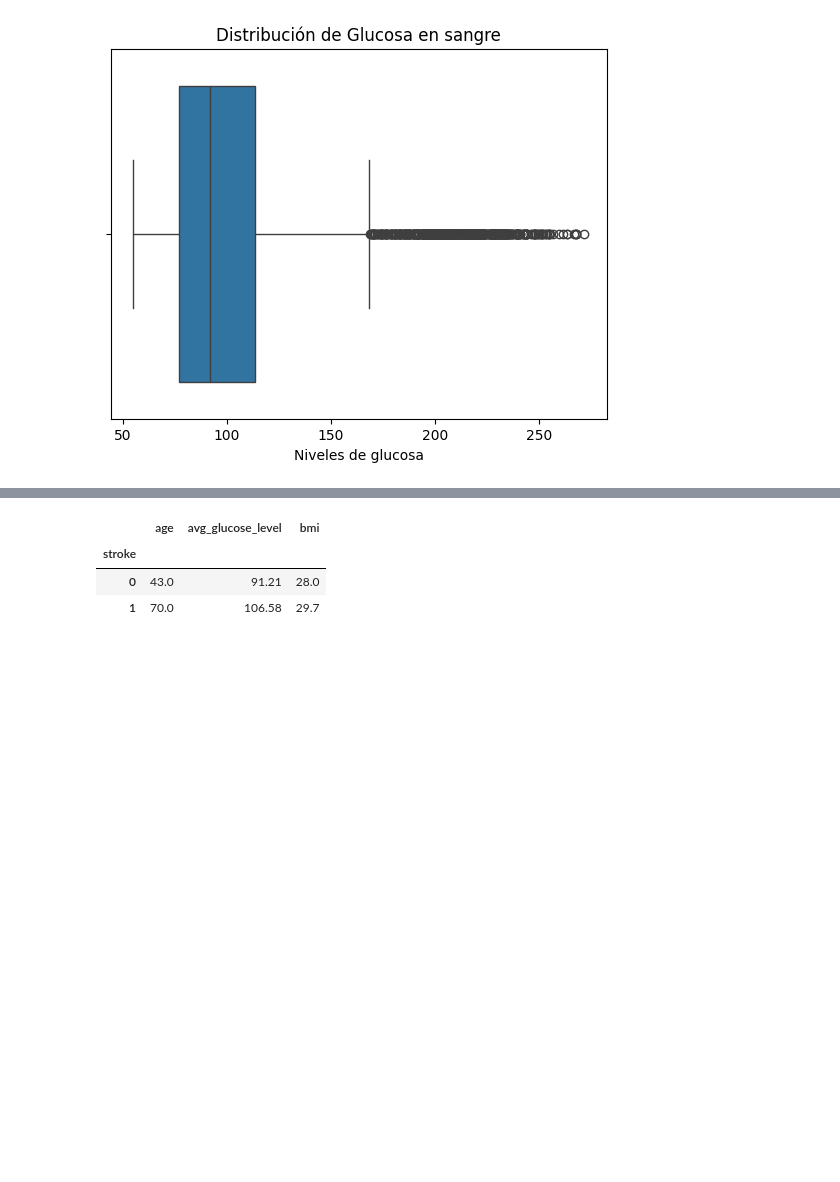
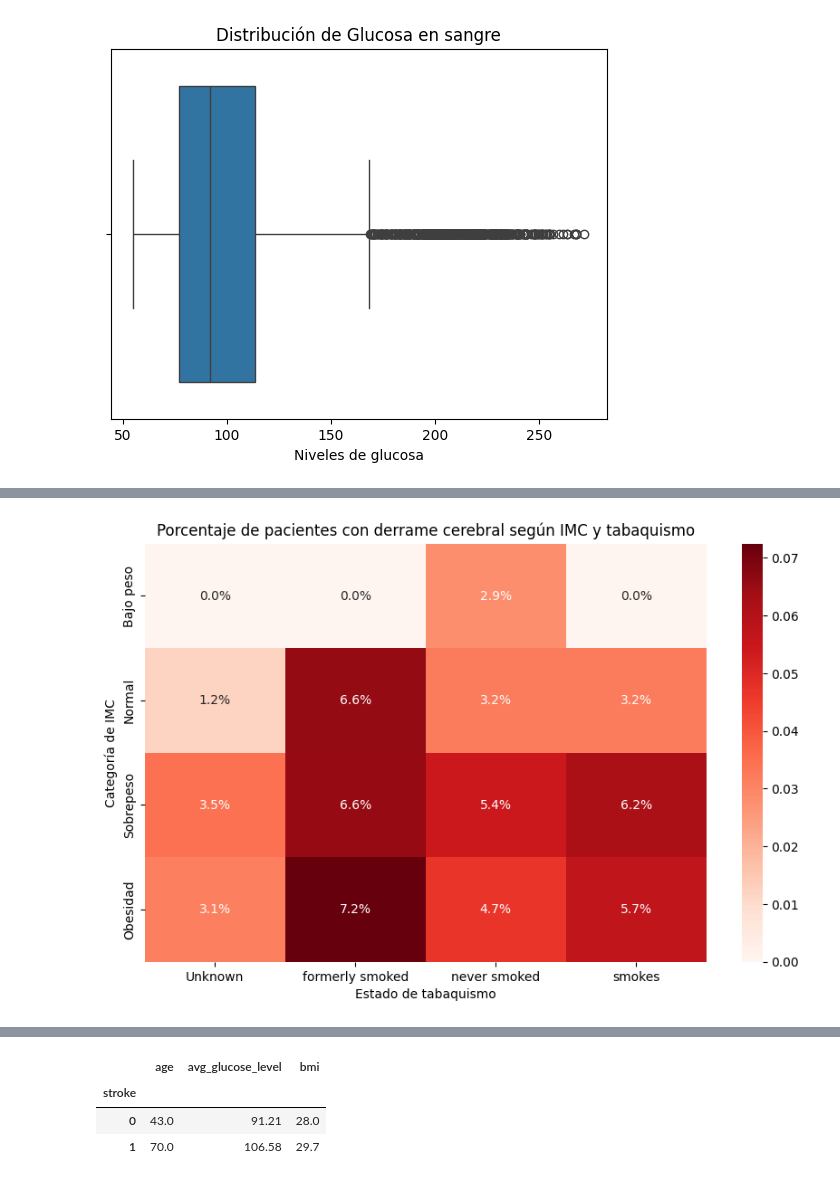
Before and after one commit to champagne-gabo/proyecto-inf280, a Jupyter notebook: notebook.ipynb, the cells around one changed output, grey strips where cells are left out. Saved outputs shown, nothing was run; the diff lists cells and outputs as text; code cells hidden in the pictures; blank space fills up the shorter version.

```diff
--- a/notebook.ipynb
+++ b/notebook.ipynb
@@ -307,0 +226,15 @@ plt.show()
+# %%
+df_grafico = df.copy()
+bins = [0, 18.5, 24.9, 29.9, 100]  # el 100 es un tope alto por si acaso
+labels = ['Bajo peso', 'Normal', 'Sobrepeso', 'Obesidad']
+df_grafico['bmi_cat'] = pd.cut(df_grafico['bmi'], bins=bins, labels=labels)
+prop_por_combo = df_grafico.groupby(['bmi_cat', 'smoking_status'], observed=True)['stroke'].mean()
+prop_por_combo = prop_por_combo.unstack()
+plt.figure(figsize=(10,6))
+sns.heatmap(prop_por_combo, cmap="Reds", annot=True, fmt=".1%", cbar=True)
+plt.title("Porcentaje de pacientes con derrame cerebral según IMC y tabaquismo")
+plt.xlabel("Estado de tabaquismo")
+plt.ylabel("Categoría de IMC")
+plt.show()
+# %% [output]
+[figure, added]
```
Also changed, not shown: parts of 12 cells of this notebook.
